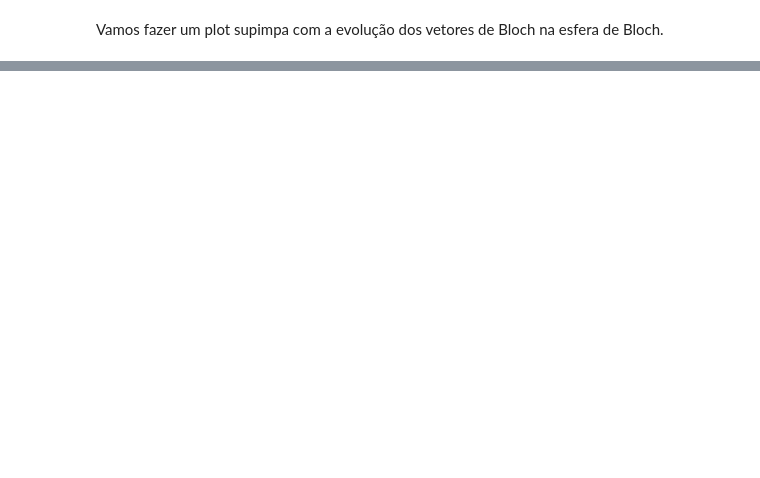
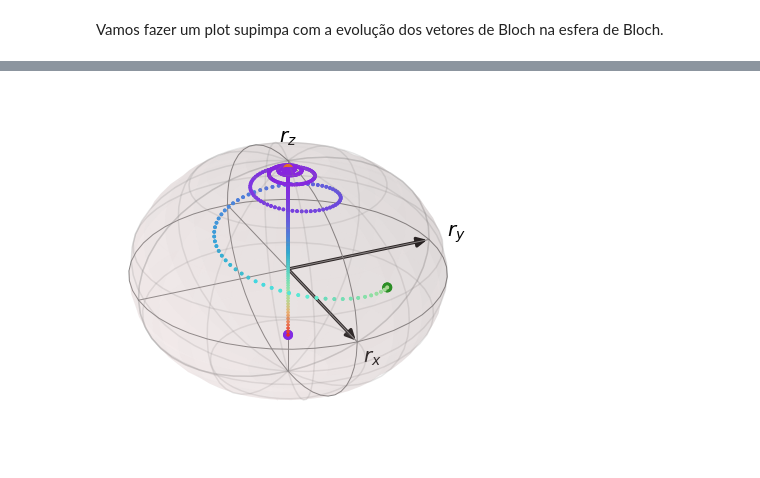
Before and after one commit to krissiazawadzki/caipyra_2025_quantum_mpemba, a Jupyter notebook: exemplo_mpemba_qubit.ipynb, the cells around one changed output, grey strips where cells are left out. Drawn from its saved outputs; the diff is of its cells as text; code cells hidden in the pictures; blank space fills up the shorter version.

Commit message:
exemplo_mpemba_qubit.ipynb: agora fazendo os plots na esfera de Bloch.

```diff
--- a/exemplo_mpemba_qubit.ipynb
+++ b/exemplo_mpemba_qubit.ipynb
@@ -430,0 +439,3 @@ Vamos fazer um plot supimpa com a evolução dos vetores de Bloch na esfera de B
+# %%
+b_evolution = create_bloch_sphere()
+plot_states_evolution_with_Fneq(b_evolution, r_t_original, r_t_rotated, r_steady_state, F_original, F_rotated)
@@ -430,0 +444,5 @@ Vamos fazer um plot supimpa com a evolução dos vetores de Bloch na esfera de B
+# %%
+# evolução!
+b_evolution.render()
+# %% [output]
+[figure, added]
```
Also changed, not shown: parts of 11 cells of this notebook, 1 other file.
